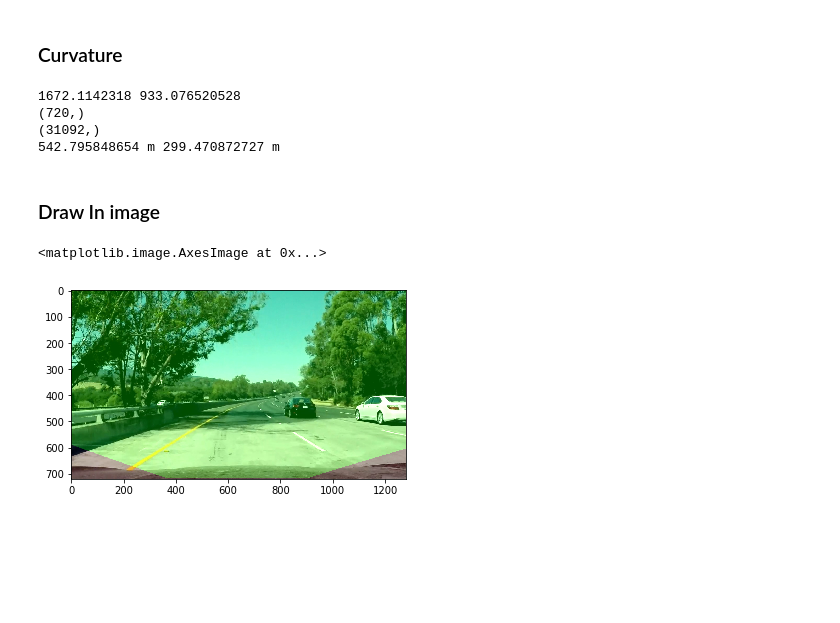
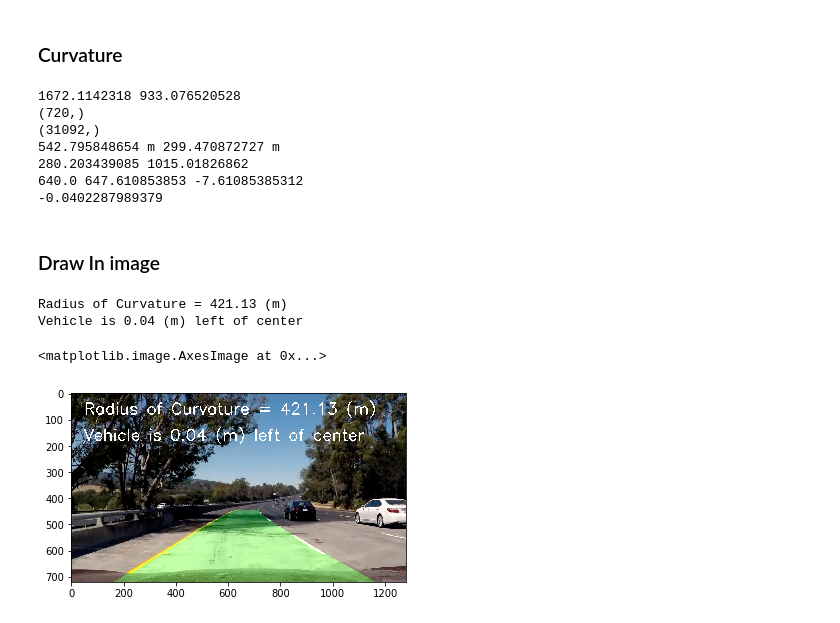
Before and after one commit to Maesla/Advanced-Lane-Lines, a Jupyter notebook: advance_lane_lines.ipynb, the cells around one changed output. Saved outputs shown, nothing was run; the diff lists cells and outputs as text; code cells hidden in the pictures; blank space fills up the shorter version.

Commit message:
- Writing in the image

```diff
--- a/advance_lane_lines.ipynb
+++ b/advance_lane_lines.ipynb
@@ -385,6 +385,7 @@ dest.append(new_top_right)
 dest = np.float32(dest)
 
 M = cv2.getPerspectiveTransform(src, dest)
+Minv = cv2.getPerspectiveTransform(dest, src)
 img_size = (test_image.shape[1], test_image.shape[0])
 
 result, result_binary = pipeline(test_image, s_thresh=(200, 255), r_thresh = (200, 255), sx_thresh=(20, 100))
@@ -583,33 +584,65 @@ right_fit_cr = np.polyfit(righty*ym_per_pix, rightx*xm_per_pix, 2)
 # Calculate the new radius of curvature
 left_curverad = ((1 + (2*left_fit_cr[0]*y_eval*ym_per_pix + left_fit_cr[1])**2)**1.5) / np.absolute(2*left_fit_cr[0])
 right_curverad = ((1 + (2*right_fit_cr[0]*y_eval*ym_per_pix + right_fit_cr[1])**2)**1.5) / np.absolute(2*right_fit_cr[0])
-# Now our radius of curvature is in meters
+curvature = (left_curverad+right_curverad)/2
+
 print(left_curverad, 'm', right_curverad, 'm')
+
+center_img = binary_warped.shape[1]/2
+left_x = left_fit[0]*y_eval**2 + left_fit[1]*y_eval + left_fit[2]
+right_x = right_fit[0]*y_eval**2 + right_fit[1]*y_eval + right_fit[2]
+center_lane = (left_x + right_x)/2
+diff_pixels = center_img - center_lane
+diff_meters = diff_pixels*xm_per_pix
+print(left_x, right_x)
+print(center_img, center_lane,diff_pixels)
+
+print(diff_pixels*xm_per_pix)
 # %% [output]
 1672.1142318 933.076520528
 (720,)
 (31092,)
 542.795848654 m 299.470872727 m
+280.203439085 1015.01826862
+640.0 647.610853853 -7.61085385312
+-0.0402287989379
 # %% [markdown]
 ### Draw In image
 # %%
 # Create an image to draw the lines on
 warp_zero = np.zeros_like(binary_warped).astype(np.uint8)
 color_warp = np.dstack((warp_zero, warp_zero, warp_zero))
 
 # Recast the x and y points into usable format for cv2.fillPoly()
 pts_left = np.array([np.transpose(np.vstack([left_fitx, ploty]))])
 pts_right = np.array([np.flipud(np.transpose(np.vstack([right_fitx, ploty])))])
 pts = np.hstack((pts_left, pts_right))
 
 # Draw the lane onto the warped blank image
 cv2.fillPoly(color_warp, np.int_([pts]), (0,255, 0))
 
 # Warp the blank back to original image space using inverse perspective matrix (Minv)
-newwarp = cv2.warpPerspective(color_warp, M, (color_warp.shape[1], color_warp.shape[0]))
+newwarp = cv2.warpPerspective(color_warp, Minv, (color_warp.shape[1], color_warp.shape[0]))
 # Combine the result with the original image
 result = cv2.addWeighted(test_image, 1, newwarp, 0.3, 0)
+
+
+radius_str = 'Radius of Curvature = ' + "{:3.2f}".format(curvature) + ' (m)'
+side_str = "right" if diff_meters>0 else "left"
+diff_str = "{:3.2f}".format(abs(diff_meters))
+position_str = 'Vehicle is ' + diff_str + ' (m) ' + side_str + ' of center'
+print(radius_str)
+print(position_str)
+
+
+font = cv2.FONT_HERSHEY_SIMPLEX
+cv2.putText(result,radius_str,(50, 80), font, 2,(255,255,255),3)
+cv2.putText(result,position_str,(50, 180), font, 2,(255,255,255),3)
+
+
 plt.imshow(result)
 # %% [output]
-<matplotlib.image.AxesImage at 0x...>
+Radius of Curvature = 421.13 (m)
+Vehicle is 0.04 (m) left of center
+<matplotlib.image.AxesImage at 0x...>
-[figure, old version]
+[figure, new version]
```
